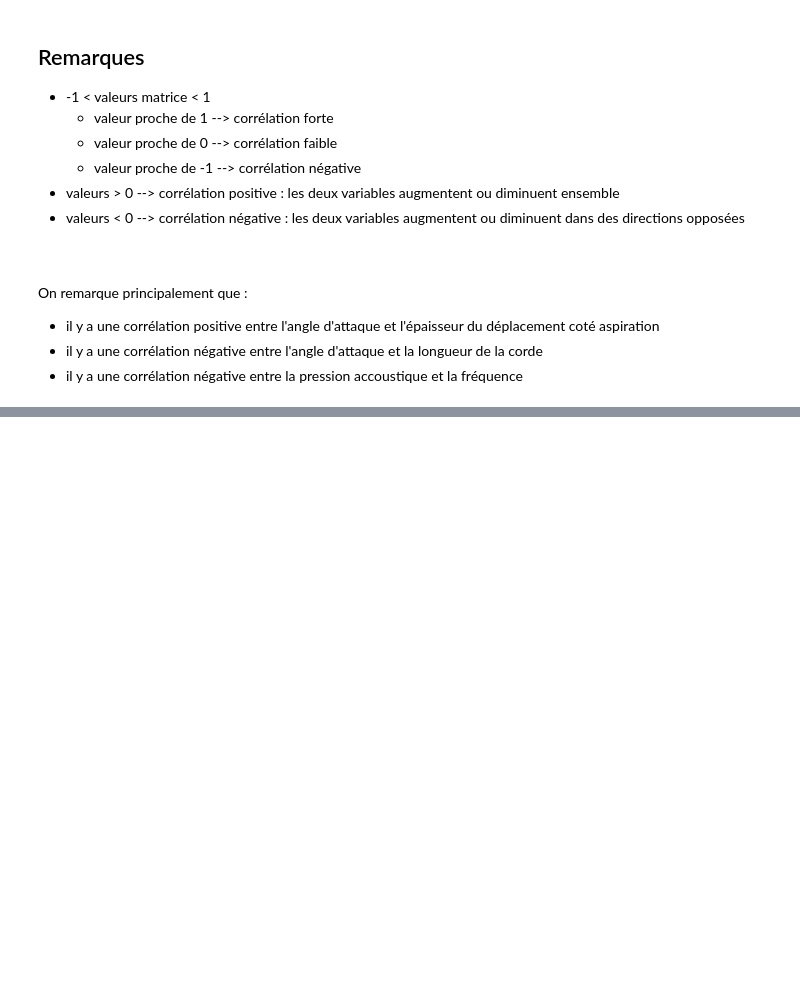
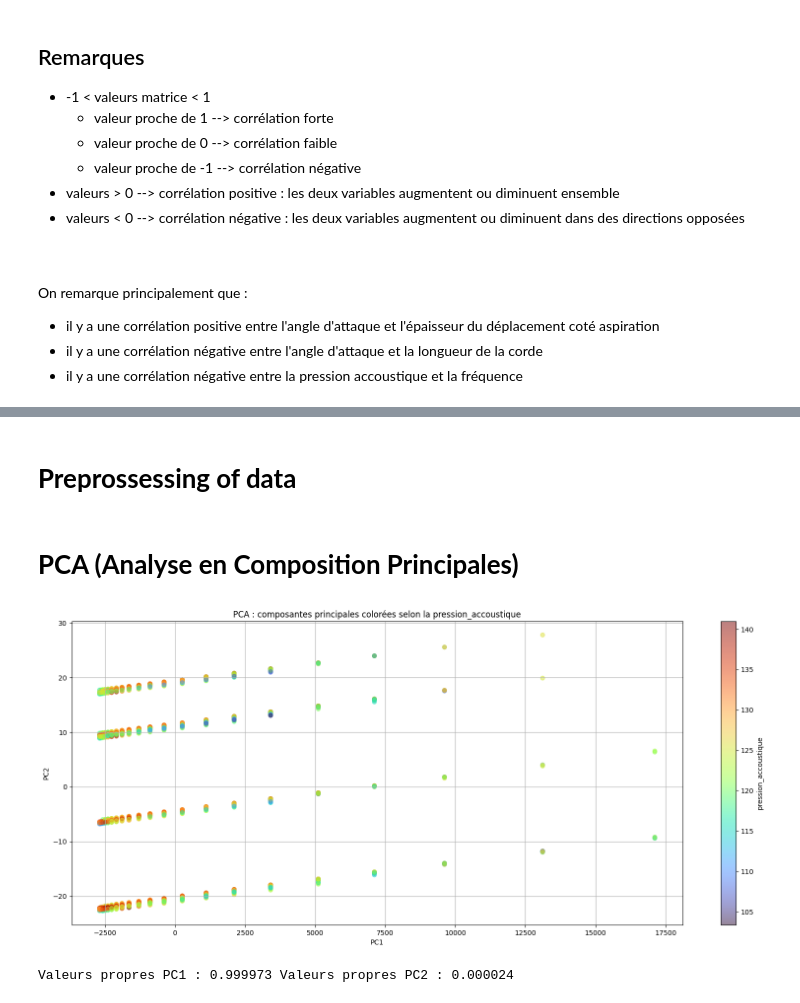
Before and after one commit to giuliana-fabrizio/Prediction_pression_accoustique, a Jupyter notebook: Projet_du_niveau_de_pression_acoustique.ipynb, the cells around one changed output, grey strips where cells are left out. Saved outputs shown, nothing was run; the diff lists cells and outputs as text; code cells hidden in the pictures; blank space fills up the shorter version.

```diff
--- a/Projet_du_niveau_de_pression_acoustique.ipynb
+++ b/Projet_du_niveau_de_pression_acoustique.ipynb
@@ -214,0 +223,32 @@ On remarque principalement que :
+# %% [markdown]
+# **Preprossessing of data**
+# %%
+target = data['pression_accoustique']
+preprocessed_data = data.drop(columns=[f'{target.name}']) # on enlève la variable cible
+
+scaler = StandardScaler()
+
+n_components = 2
+# %% [markdown]
+# **PCA (Analyse en Composition Principales)**
+# %%
+pca = PCA(n_components=n_components)
+principal_components = pca.fit_transform(preprocessed_data)
+principal_df = pd.DataFrame(data=principal_components, columns=["PC1", "PC2"])
+plt.figure(figsize=(20, 8))
+plt.scatter(principal_df["PC1"], principal_df["PC2"], c=target, cmap='turbo', alpha=0.5)
+plt.xlabel("PC1")
+plt.ylabel("PC2")
+plt.title(f"PCA : composantes principales colorées selon la {target.name}")
+plt.colorbar(label=f'{target.name}')
+plt.grid()
+plt.show()
+# %% [output]
+[figure, added]
+# %%
+# Obtenir les valeurs propres
+eigenvalues = pca.explained_variance_ratio_
+
+print("{:<15} {:<2.6f} {:<15} {:<2.6f}".format("Valeurs propres PC1 :", eigenvalues[0], "Valeurs propres PC2 :", eigenvalues[1]))
+# %% [output]
+Valeurs propres PC1 : 0.999973 Valeurs propres PC2 : 0.000024
```
Also changed, not shown: parts of 13 cells of this notebook.
